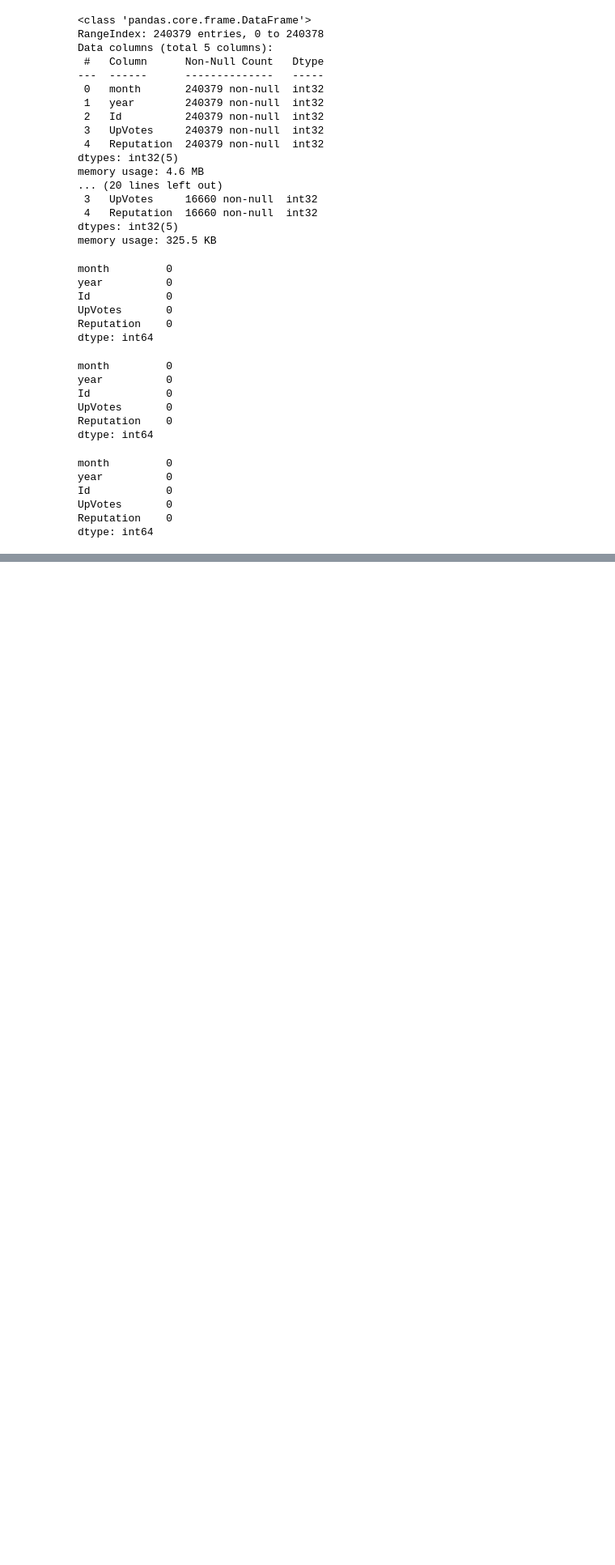
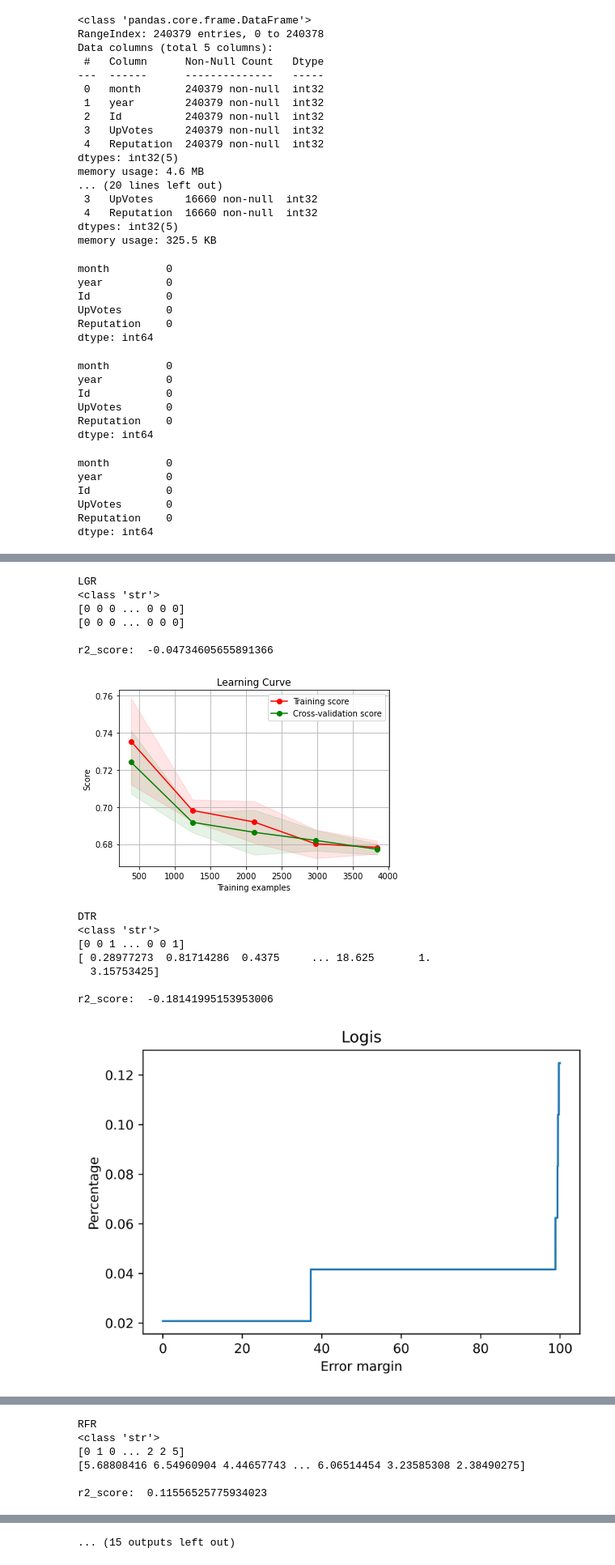
Before and after one commit to alexmal01/PDU_Proj3, a Jupyter notebook: PythonDane.ipynb, the cells around one changed output, grey strips where cells are left out. Shown at 81% size. Saved outputs shown, nothing was run; the diff lists cells and outputs as text; code cells hidden in the pictures; blank space fills up the shorter version.

```diff
--- a/PythonDane.ipynb
+++ b/PythonDane.ipynb
@@ -354,0 +487,23 @@ for model in models.items():
+# %%
+for model in models.items():
+    s = str(model[0])
+    print((str(model[0]))[:19])
+    print(type(s))
+    #print(s[:6])
+    run_model(model[1],AndroidPyt4,metrics['f1_score'])
+# %% [output]
+LGR
+<class 'str'>
+[0 0 0 ... 0 0 0]
+[0 0 0 ... 0 0 0]
+
+r2_score:  -0.04734605655891366
+[figure, added]
+DTR
+<class 'str'>
+[0 0 1 ... 0 0 1]
+[ 0.28977273  0.81714286  0.4375     ... 18.625       1.
+  3.15753425]
+
+r2_score:  -0.18141995153953006
+[figure, added]
@@ -354,0 +511,6 @@ for model in models.items():
+RFR
+<class 'str'>
+[0 1 0 ... 2 2 5]
+[5.68808416 6.54960904 4.44657743 ... 6.06514454 3.23585308 2.38490275]
+
+r2_score:  0.11556525775934023
@@ -354,0 +535 @@ for model in models.items():
+... (15 outputs left out)
```
Also changed, not shown: parts of 14 cells of this notebook, 1 other file.
